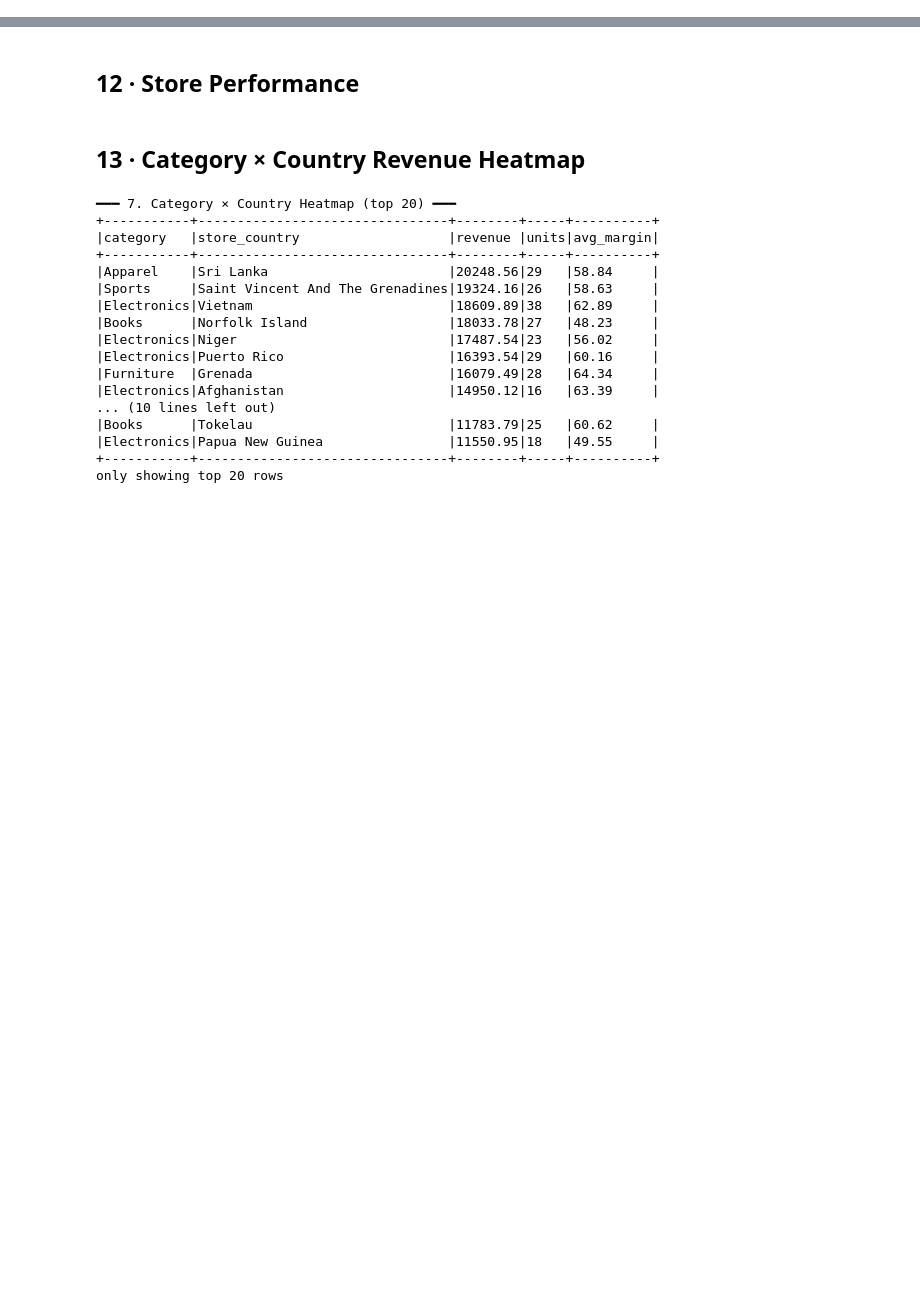
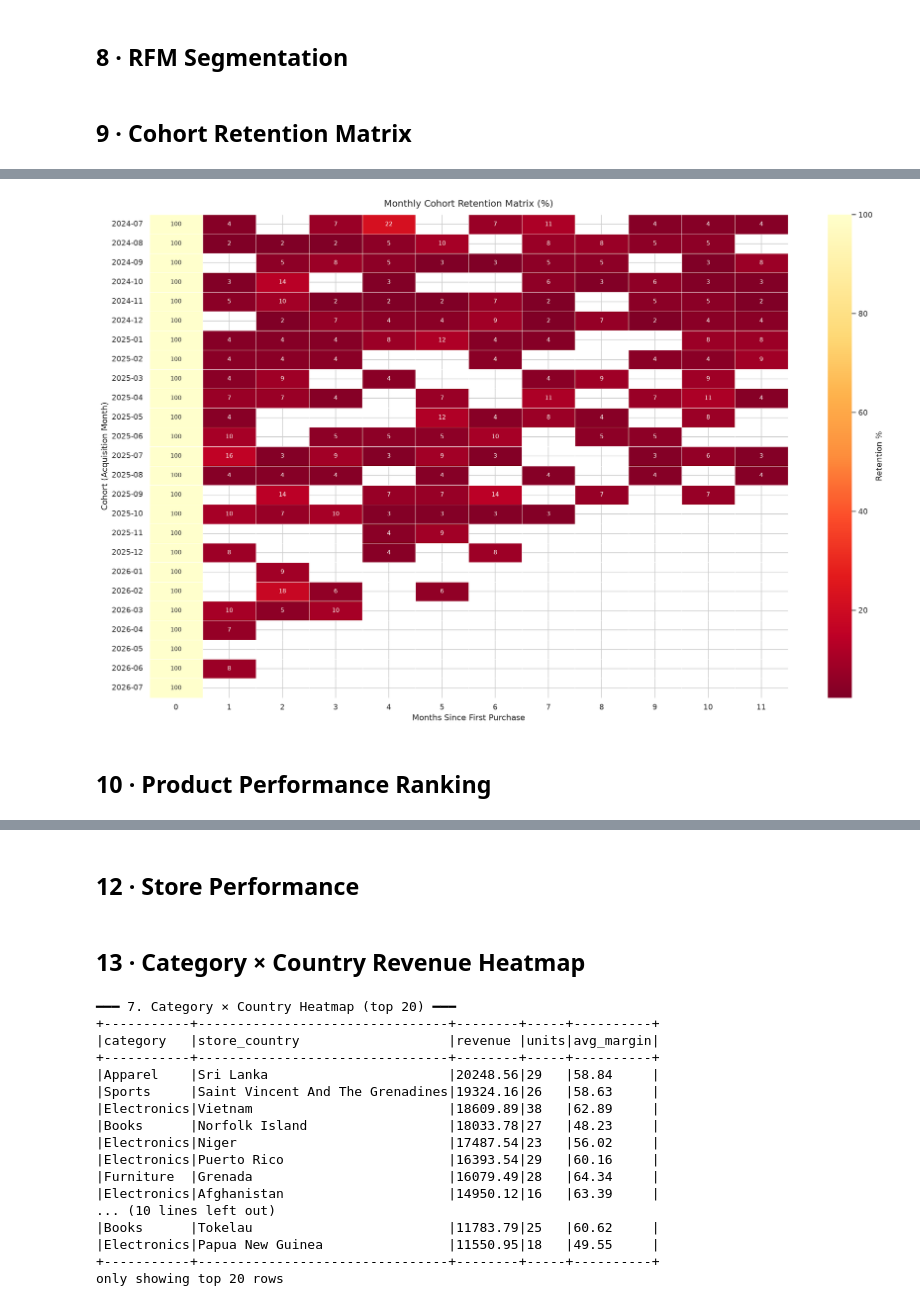
Before and after one commit to SiddiqueDataEng/spark_dataPro, a Jupyter notebook: notebooks/full_analytics.ipynb, the cells around one changed output, grey strips where cells are left out. Saved outputs shown, nothing was run; the diff lists cells and outputs as text; code cells hidden in the pictures; blank space fills up the shorter version.

```diff
--- a/notebooks/full_analytics.ipynb
+++ b/notebooks/full_analytics.ipynb
@@ -554,0 +433,2 @@ plt.tight_layout(); plt.show()
+# %% [markdown]
+## 8 · RFM Segmentation
@@ -554,0 +483,25 @@ plt.tight_layout(); plt.show()
+# %% [markdown]
+## 9 · Cohort Retention Matrix
+# %%
+cohort_pdf = ea.cohort_retention_matrix().toPandas()
+cohort_pdf["cohort_month"] = pd.to_datetime(cohort_pdf["cohort_month"]).dt.strftime("%Y-%m")
+cohort_pdf["months_since_first"] = pd.to_numeric(cohort_pdf["months_since_first"], errors="coerce")
+cohort_pdf["retention_pct"] = pd.to_numeric(cohort_pdf["retention_pct"], errors="coerce")
+
+pivot = cohort_pdf.pivot_table(
+    index="cohort_month", columns="months_since_first",
+    values="retention_pct", aggfunc="mean"
+)
+
+fig, ax = plt.subplots(figsize=(18, max(6, len(pivot) * 0.45)))
+sns.heatmap(
+    pivot, annot=True, fmt=".0f", linewidths=0.5,
+    cmap="YlOrRd_r", ax=ax,
+    cbar_kws={"label": "Retention %"},
+    annot_kws={"size": 9},
+)
+ax.set_title("Monthly Cohort Retention Matrix (%)", fontsize=14, pad=12)
+ax.set_xlabel("Months Since First Purchase")
+ax.set_ylabel("Cohort (Acquisition Month)")
+plt.tight_layout(); plt.show()
+# %% [output]
@@ -554,0 +525,3 @@ plt.tight_layout(); plt.show()
+[figure, added]
+# %% [markdown]
+## 10 · Product Performance Ranking
```
Also changed, not shown: parts of 75 cells of this notebook.
